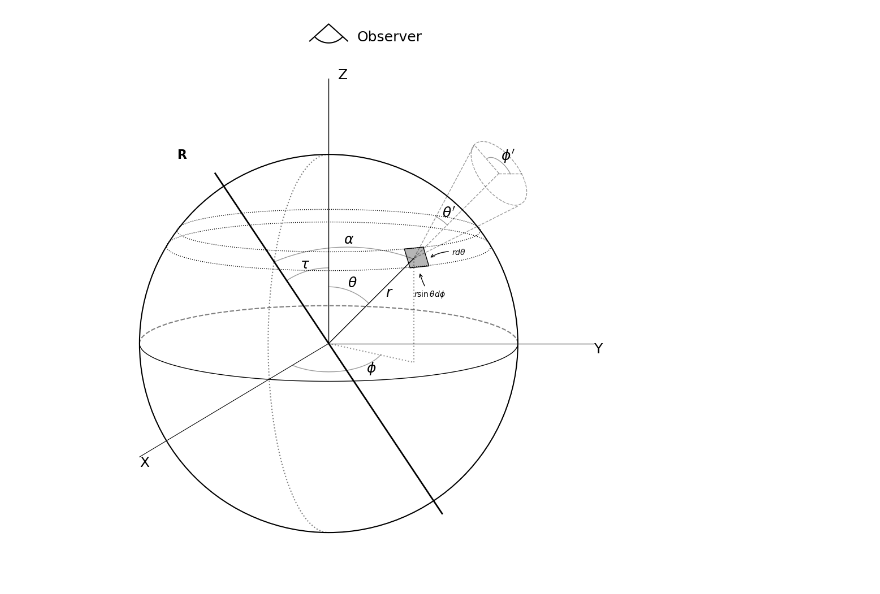
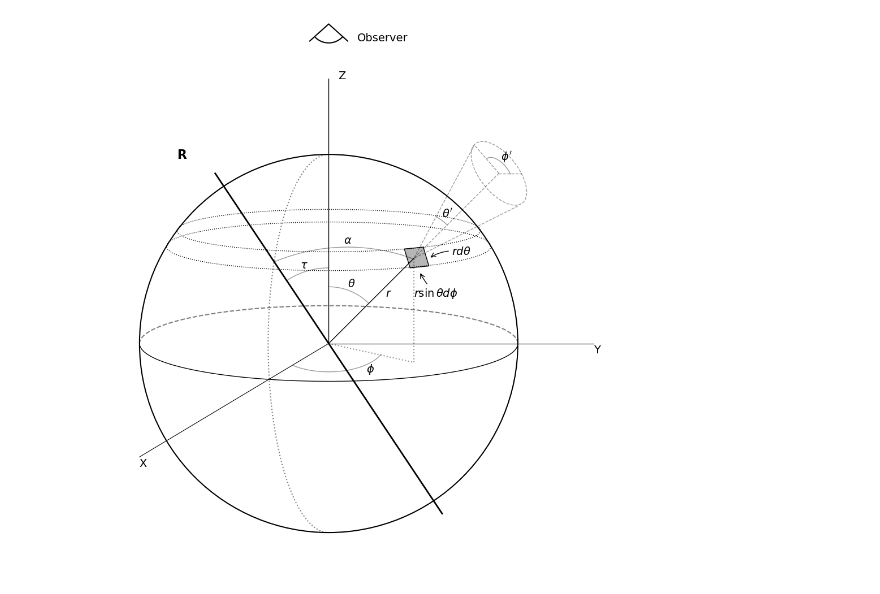
Before and after one commit to demichieldewilde/CME_distribution, a Jupyter notebook: Figures/coordinateplot.ipynb, the cells around one changed output. Cells and saved outputs as stored; diff of their text form; code cells hidden in the pictures.

```diff
--- a/Figures/coordinateplot.ipynb
+++ b/Figures/coordinateplot.ipynb
@@ -7,7 +7,7 @@ def draw_exact_spherical_diagram():
     fig, ax = plt.subplots(figsize=(10, 10))
     ax.set_aspect('equal')
 
-    s = 18 # fontsize
+    s = 14 # fontsize
 
     # --- 1. CORE SPHERE ---
     # Outer boundary
@@ -67,9 +67,9 @@ def draw_exact_spherical_diagram():
 
     # Labels for the patch with curved arrows (annotations)
     ax.annotate(r'$r \sin \theta d \phi$', xy=(0.48, 0.38), xytext=(0.45, 0.25),
-                arrowprops=dict(arrowstyle='->', connectionstyle="arc3,rad=-0.1"))
+                arrowprops=dict(arrowstyle='->', connectionstyle="arc3,rad=-0.1"), fontsize=s)
     ax.annotate(r'$r d\theta$', xy=(0.53, 0.45), xytext=(0.65, 0.47),
-                arrowprops=dict(arrowstyle='->', connectionstyle="arc3,rad=0.2"))
+                arrowprops=dict(arrowstyle='->', connectionstyle="arc3,rad=0.2"), fontsize=s)
 
     # --- 5. RADIUS AND PHI ---
     # Radius vector to the patch
@@ -122,31 +122,31 @@ def draw_exact_spherical_diagram():
     ax.plot(0.25 *  np.cos(theta2)+0.45 , 0.25 * np.sin(theta2) +0.45, 'k-', lw=1, alpha=0.4) # Front
     ax.text(0.6, 0.67, r"$\theta'$", fontsize=s)
 
     # --- 7. THE OBSERVER (EYE) ---
     # 1. The Eye Shape (Half Circle)
     theta = np.linspace(-1/4*np.pi, -3/4*np.pi, 100)
     eyeball_x = 0.1* np.cos(theta)
     eyeball_y = 0.1 * np.sin(theta) +1.69
     ax.plot(eyeball_x, eyeball_y, color='black')
     lash_x = [-0.1, 0, 0.1]
     lash_y = [1.6, 1.69, 1.6]
 
     # Plotting the lashes
     ax.plot(lash_x, lash_y, 'k-')
 
     # Label the observer
     ax.text(0.15, 1.6, 'Observer', fontsize=s)
 
     # Final Formatting
     ax.set_xlim(-1.2, 1.5)
     ax.set_ylim(-1.2, 1.7)
     ax.axis('off')
     plt.tight_layout()
     plt.show()
 
     fig.savefig("coordinate_plot.pdf")
 
 
 draw_exact_spherical_diagram()
 # %% [output]
-[figure, old version]
+[figure, new version]
```
Also changed, not shown: 2 other files.
